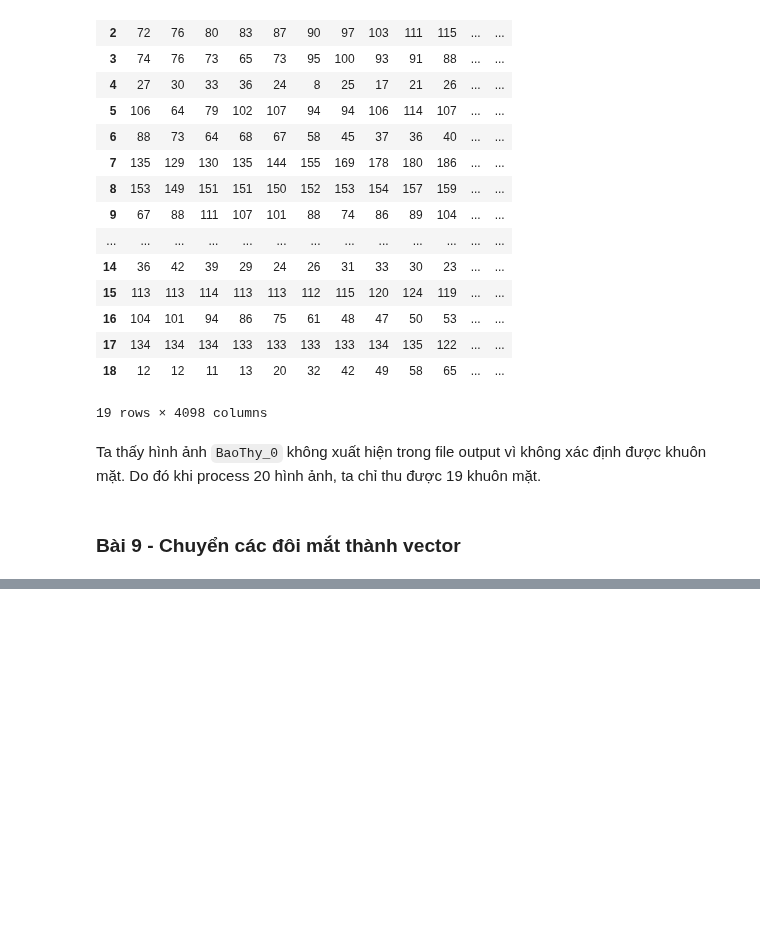
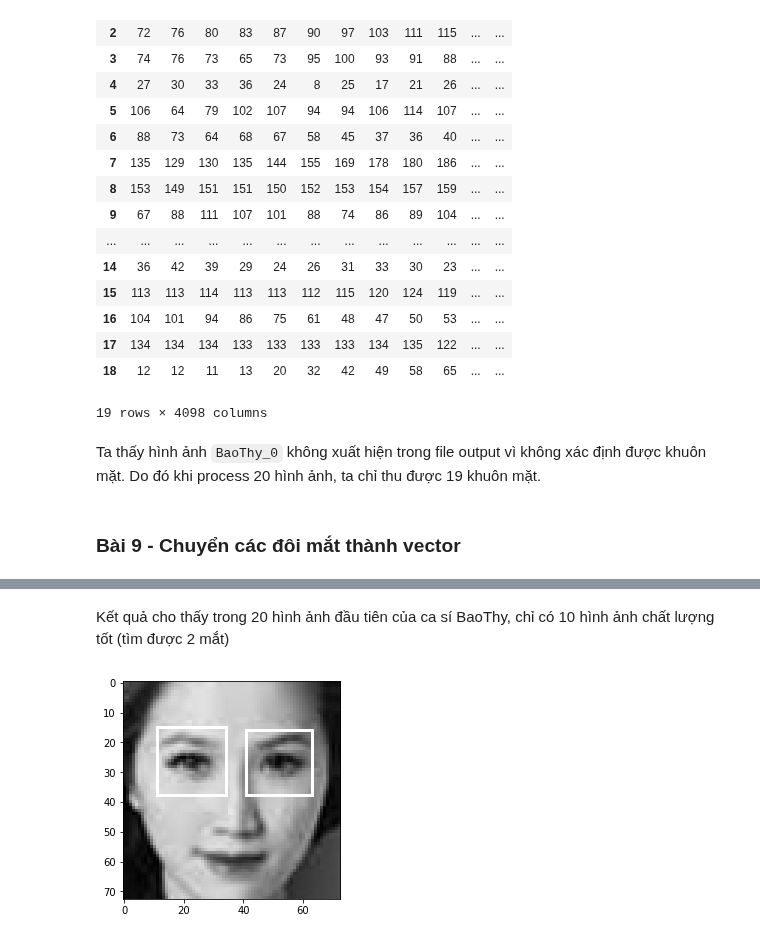
Before and after one commit to riduan91/DSC101, a Jupyter notebook: Lesson9/TD/FaceRecognitionWithSVM.ipynb, the cells around one changed output, grey strips where cells are left out. Drawn from its saved outputs; the diff is of its cells as text; code cells hidden in the pictures; blank space fills up the shorter version.

```diff
--- a/Lesson9/TD/FaceRecognitionWithSVM.ipynb
+++ b/Lesson9/TD/FaceRecognitionWithSVM.ipynb
@@ -454,0 +485,9 @@ Ta thấy hình ảnh `BaoThy_0` không xuất hiện trong file output vì khô
+# %% [markdown]
+Kết quả cho thấy trong 20 hình ảnh đầu tiên của ca sí BaoThy, chỉ có 10 hình ảnh chất lượng tốt (tìm được 2 mắt)
+# %%
+# Ví dụ 1 ảnh tốt
+face = Face('ImageFolder/BaoThy_104.png')
+face.draw('eye_marked', 0)
+face.draw('eye_marked', -1)
+# %% [output]
+[figure, added]
```
Also changed, not shown: parts of 7 cells of this notebook, 3 other files.
